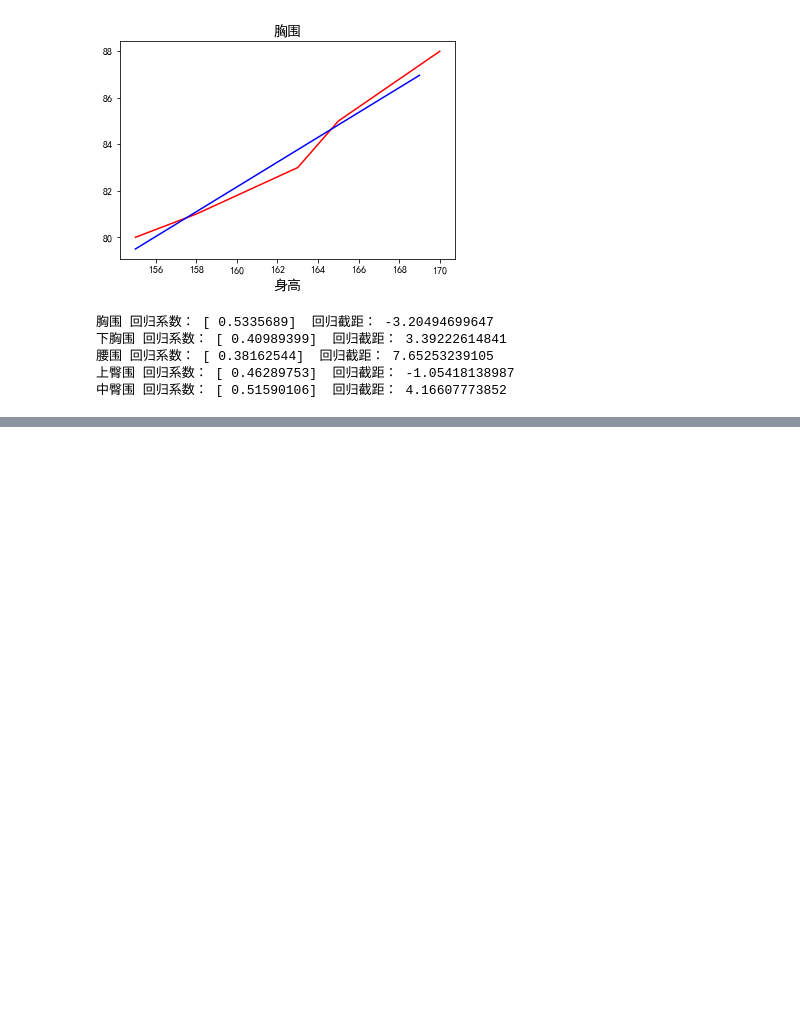
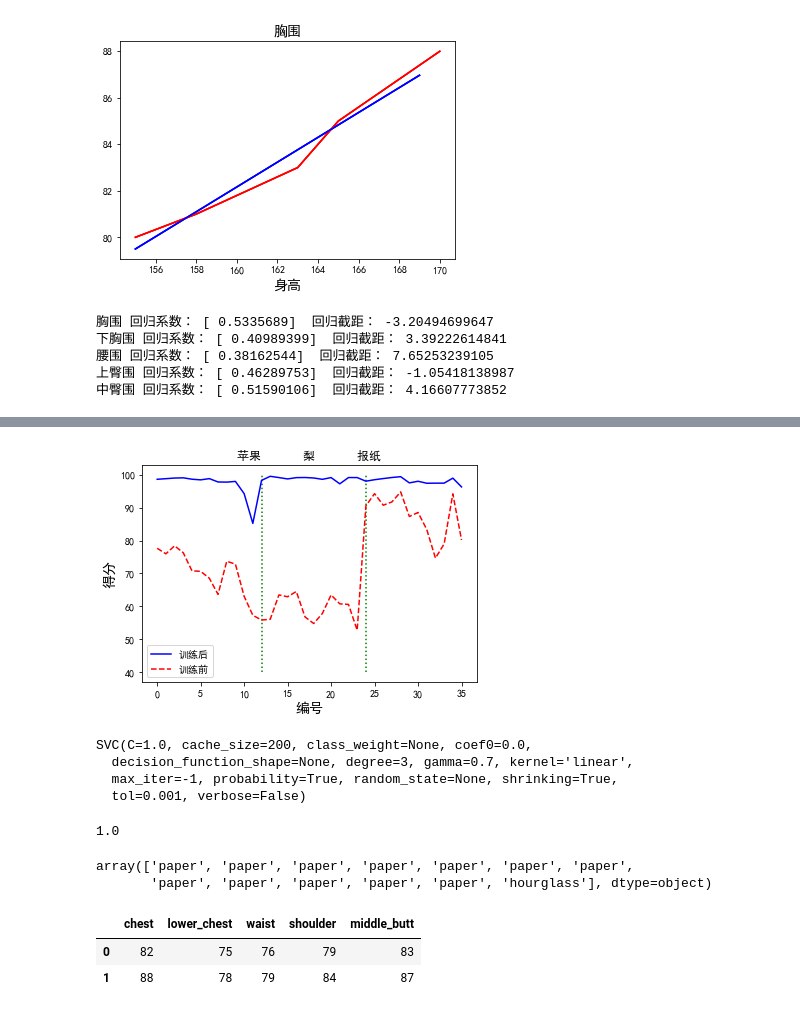
Before and after one commit to GZBlade/notebooks, a Jupyter notebook: practice/workout.ipynb, the cells around one changed output, grey strips where cells are left out. Cells and saved outputs as stored; diff of their text form; code cells hidden in the pictures; blank space fills up the shorter version.

```diff
--- a/practice/workout.ipynb
+++ b/practice/workout.ipynb
@@ -48,0 +35,5 @@ Name: height, dtype: int64
+# %%
+# 加载训练前的数据
+before = pd.read_excel('..\\datasets\\figure.xlsx',sheetname='before')
+before.dropna(inplace=True,axis=1)
+before.head()
@@ -48,0 +47,5 @@ Name: height, dtype: int64
+# %%
+# 加载训练后的数据
+after = pd.read_excel('..\\datasets\\figure.xlsx',sheetname='after')
+after.dropna(inplace=True,axis=1)
+after.head()
@@ -264,0 +293,51 @@ testdic
+# %%
+before_score = test_pred.get_score(before,True)
+after_score = test_pred.get_score(after,False)
+X = np.arange(len(before_score)).reshape([-1,1])
+
+# 图像中显示
+plt.ylabel('得分', fontproperties='SimHei', fontsize=14)
+plt.xlabel('编号', fontsize=14)
+plt.plot(X, after_score, color = 'blue',label='训练后')
+plt.plot(X, before_score, color = 'red',ls='--',label='训练前')
+plt.vlines(12, 40,100, colors = "green", linestyles = "dotted")
+plt.vlines(24, 40,100, colors = "green", linestyles = "dotted")
+plt.title('苹果       梨       报纸')
+plt.legend()
+plt.show()
+# %% [output]
+[figure, added]
+# %%
+# 使用SVM对身材进行分类
+features = ['chest', 'lower_chest', 'waist', 'shoulder','middle_butt']
+X = complete.loc[:, features]# 训练完成，执行测试
+
+# linear核函数的ACC
+#metrics.accuracy_score(y_test, y_pred_
+y = complete.type
+X_train, X_test, y_train, y_test = train_test_split(X, y, random_state=0,test_size=0.33)
+clf_linear = svm.SVC(kernel='linear', gamma=0.7, C=1.0, probability=True)
+clf_linear.fit(X_train, y_train)
+# %% [output]
+SVC(C=1.0, cache_size=200, class_weight=None, coef0=0.0,
+  decision_function_shape=None, degree=3, gamma=0.7, kernel='linear',
+  max_iter=-1, probability=True, random_state=None, shrinking=True,
+  tol=0.001, verbose=False)
+# %%
+# 训练完成，执行测试
+y_pred_class = clf_linear.predict(X_test)
+# linear核函数的ACC
+metrics.accuracy_score(y_test, y_pred_class)
+# %% [output]
+1.0
+# %%
+clf_linear.predict(complete.loc[24:36, features])
+# %% [output]
+array(['paper', 'paper', 'paper', 'paper', 'paper', 'paper', 'paper',
+       'paper', 'paper', 'paper', 'paper', 'paper', 'hourglass'], dtype=object)
+# %%
+complete.loc[0:1, features]
+# %% [output]
+|  | chest | lower_chest | waist | shoulder | middle_butt |
+| 0 | 82 | 75 | 76 | 79 | 83 |
+| 1 | 88 | 78 | 79 | 84 | 87 |
```
Also changed, not shown: parts of 17 cells of this notebook, 1 other file.
